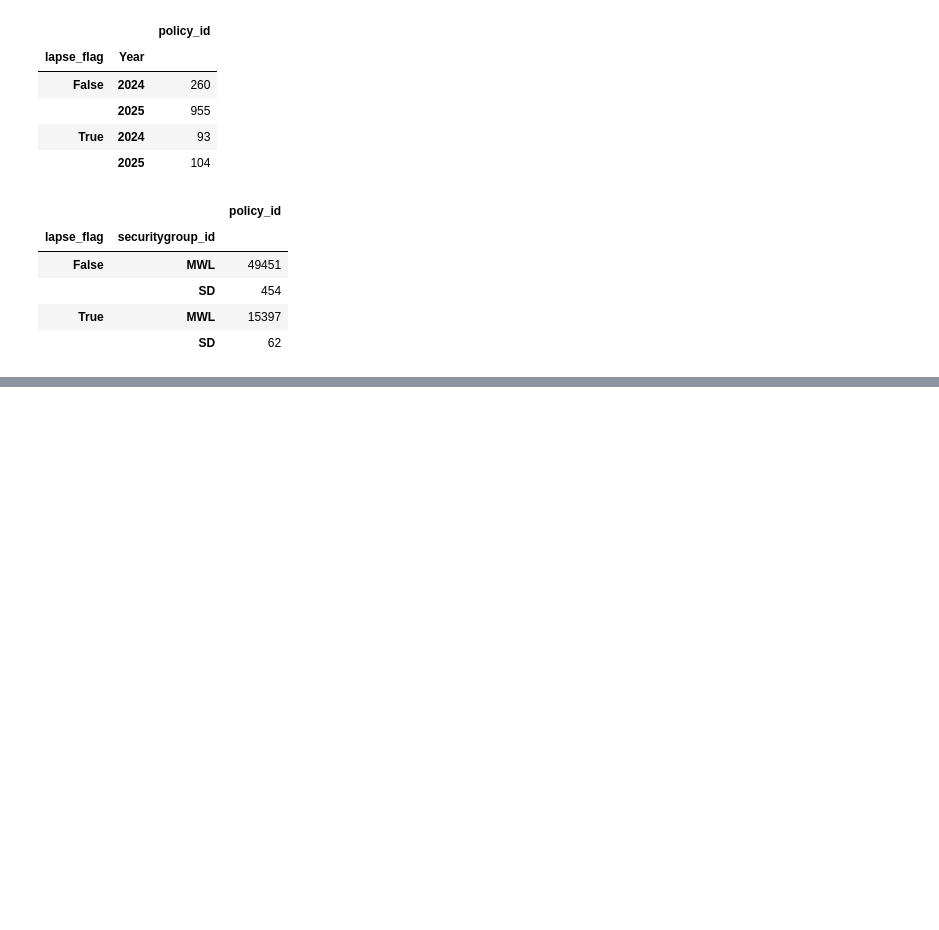
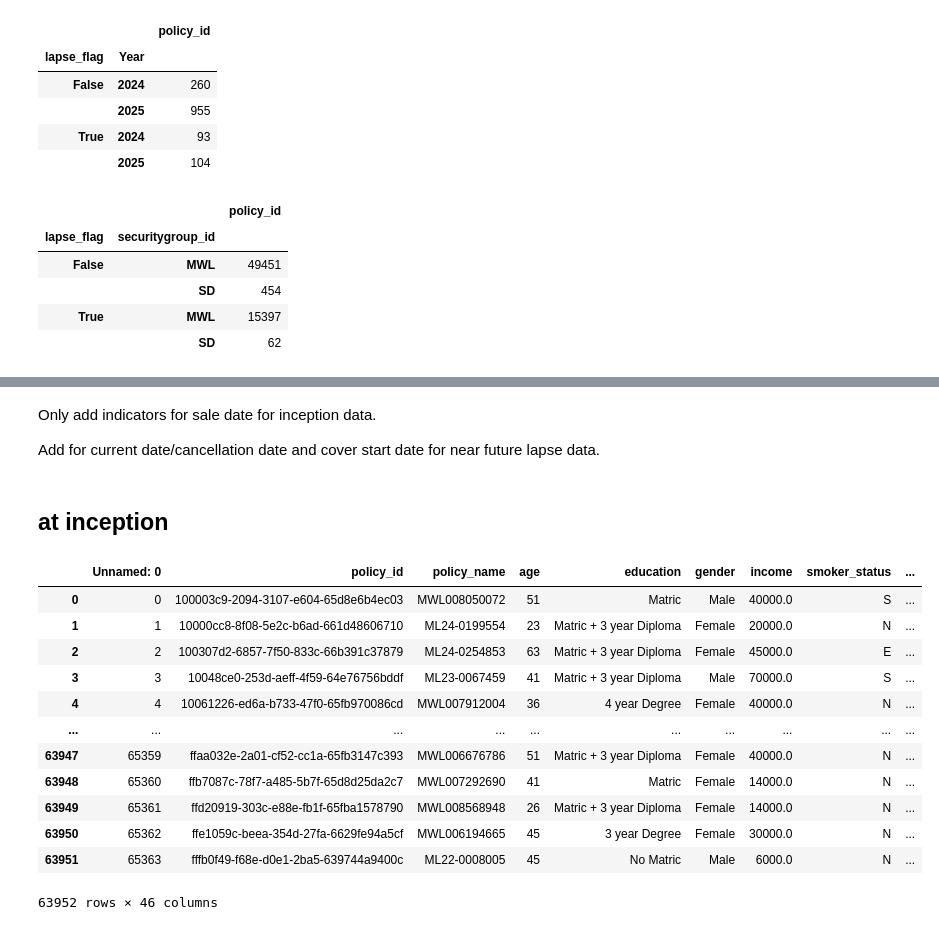
Before and after one commit to Christine-H-code/LapseRate_modeling, a Jupyter notebook: EDA.ipynb, the cells around one changed output, grey strips where cells are left out. Drawn from its saved outputs; the diff is of its cells as text; code cells hidden in the pictures; blank space fills up the shorter version.

Commit message:
Adding the economic indicators, creating targets (obj1 only), grouping continous variables (obj 1 only)

```diff
--- a/EDA.ipynb
+++ b/EDA.ipynb
@@ -1602,0 +1689,12 @@ at_inception_data.to_csv(path+"inception_data_v2.csv")
+# %%
+path = "C:/Users/E1005279/OneDrive - Sanlam Life Insurance Limited/MWL/Lapse Rate Projections/Data/"
+unemployment = pd.DataFrame(pd.read_csv(path+"unemployment rates.csv"))
+unemployment= unemployment[['year','ave']]
+inflation = pd.DataFrame(pd.read_csv(path+"inflation.csv"))
+# %%
+near_ftr=pd.DataFrame(pd.read_csv(path+"near_ftr_lapse_data_v2.csv"))
+at_inception=pd.DataFrame(pd.read_csv(path+"inception_data_v2.csv"))
+# %%
+at_inception['sale_date'] = pd.to_datetime(at_inception['sale_date']).dt.year
+near_ftr['cover_start_date' ] = pd.to_datetime(near_ftr['cover_start_date' ]).dt.year
+#'cover_start_date' 'sale_date'
@@ -1602,0 +1731,26 @@ at_inception_data.to_csv(path+"inception_data_v2.csv")
+# %% [markdown]
+Only add indicators for sale date for inception data.
+
+Add for current date/cancellation date and cover start date for near future lapse data.
+# %% [markdown]
+## at inception
+# %%
+inception_eco = pd.merge(at_inception, inflation, left_on='sale_date', right_on='year', how='left')
+inception_eco = pd.merge(inception_eco, unemployment, left_on='sale_date', right_on='year', how='left')
+inception_eco.rename(columns={'ave':'unemployment rate'}, inplace=True)
+inception_eco.drop(columns=['year_x','year_y'], inplace=True)
+inception_eco.to_csv(path+"inception_data_eco.csv")
+# %% [output]
+|  | Unnamed: 0 | policy_id | policy_name | age | education | gender | income | smoker_status | ... |
+| 0 | 0 | 100003c9-2094-3107-e604-65d8e6b4ec03 | MWL008050072 | 51 | Matric | Male | 40000.0 | S | ... |
+| 1 | 1 | 10000cc8-8f08-5e2c-b6ad-661d48606710 | ML24-0199554 | 23 | Matric + 3 year Diploma | Female | 20000.0 | N | ... |
+| 2 | 2 | 100307d2-6857-7f50-833c-66b391c37879 | ML24-0254853 | 63 | Matric + 3 year Diploma | Female | 45000.0 | E | ... |
+| 3 | 3 | 10048ce0-253d-aeff-4f59-64e76756bddf | ML23-0067459 | 41 | Matric + 3 year Diploma | Male | 70000.0 | S | ... |
+| 4 | 4 | 10061226-ed6a-b733-47f0-65fb970086cd | MWL007912004 | 36 | 4 year Degree | Female | 40000.0 | N | ... |
+| ... | ... | ... | ... | ... | ... | ... | ... | ... | ... |
+| 63947 | 65359 | ffaa032e-2a01-cf52-cc1a-65fb3147c393 | MWL006676786 | 51 | Matric + 3 year Diploma | Female | 40000.0 | N | ... |
+| 63948 | 65360 | ffb7087c-78f7-a485-5b7f-65d8d25da2c7 | MWL007292690 | 41 | Matric | Female | 14000.0 | N | ... |
+| 63949 | 65361 | ffd20919-303c-e88e-fb1f-65fba1578790 | MWL008568948 | 26 | Matric + 3 year Diploma | Female | 14000.0 | N | ... |
+| 63950 | 65362 | ffe1059c-beea-354d-27fa-6629fe94a5cf | MWL006194665 | 45 | 3 year Degree | Female | 30000.0 | N | ... |
+| 63951 | 65363 | fffb0f49-f68e-d0e1-2ba5-639744a9400c | ML22-0008005 | 45 | No Matric | Male | 6000.0 | N | ... |
+63952 rows × 46 columns
```
Also changed, not shown: parts of 33 cells of this notebook.
